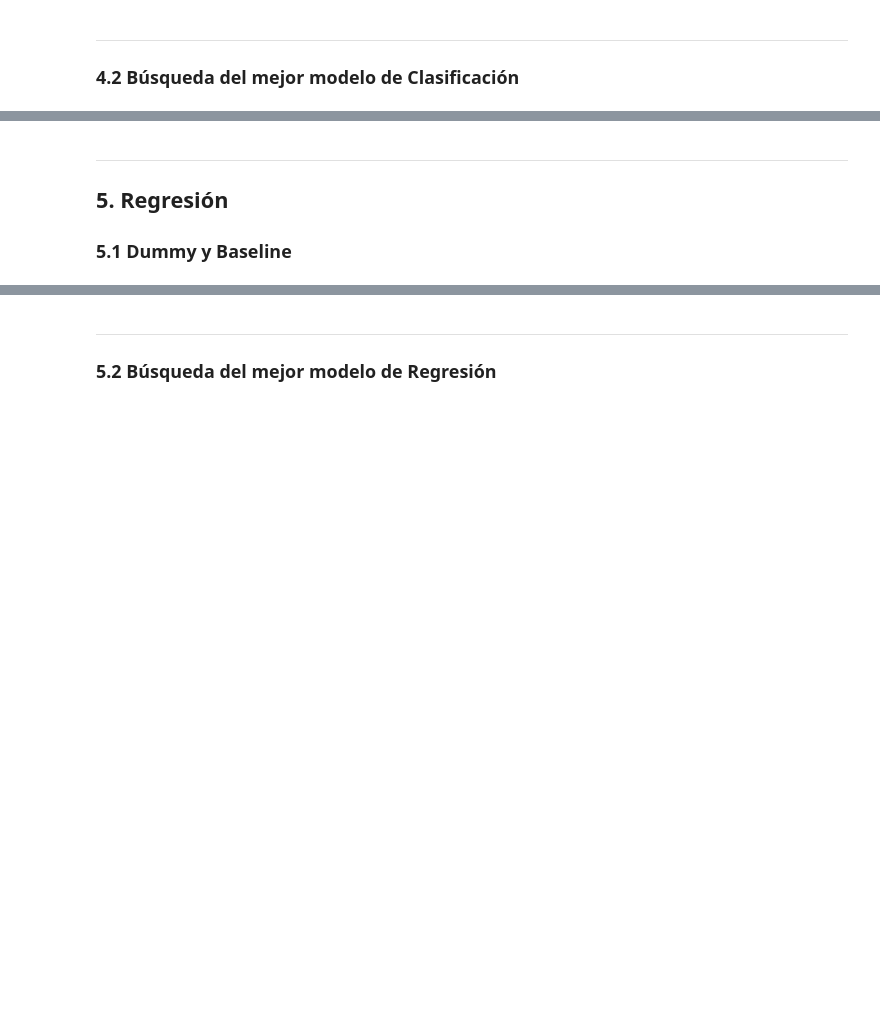
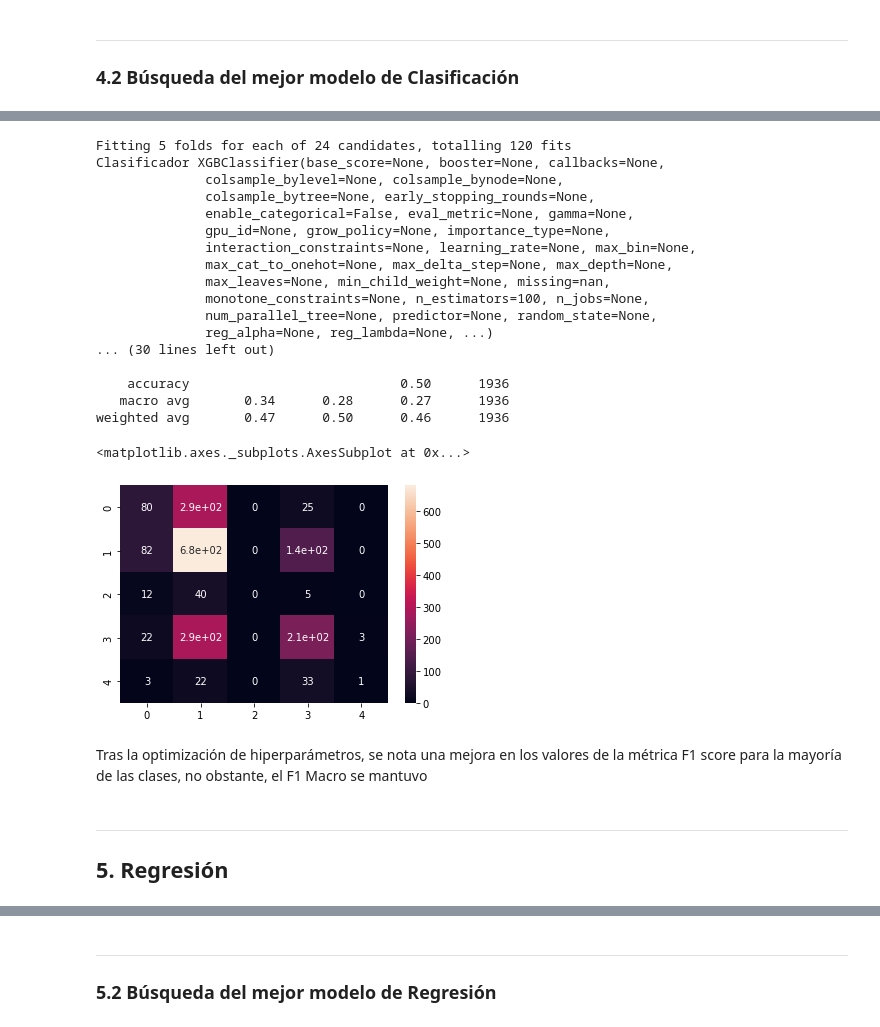
Before and after one commit to CVelizR/evaluaciones-mds7202, a Jupyter notebook: Proyecto/Proyecto_enunciado.ipynb, the cells around one changed output, grey strips where cells are left out. Drawn from its saved outputs; the diff is of its cells as text; code cells hidden in the pictures; blank space fills up the shorter version.

```diff
--- a/Proyecto/Proyecto_enunciado.ipynb
+++ b/Proyecto/Proyecto_enunciado.ipynb
@@ -704,0 +860,5 @@ not_numeric.remove("vote_average")
+# %%
+#Train
+train["release_month"] = train["release_date"].dt.month
+#Test
+test["release_month"] = test["release_date"].dt.month
@@ -705,7 +923,5 @@ not_numeric.remove("vote_average")
 # %%
 ## Código ColumnTransformer
-
-
 class StemmerTokenizer:
     def __init__(self):
         self.ps = PorterStemmer()
@@ -715,6 +931,9 @@ class StemmerTokenizer:
         return [self.ps.stem(t) for t in doc_tok]
 
 ct = ColumnTransformer([
-    ("bog",CountVectorizer(tokenizer= StemmerTokenizer(), ngram_range=(1,2)),"overview"),
-    ("StandardScaler",StandardScaler(),["budget","runtime"]),
+    ("bog1",CountVectorizer(tokenizer= StemmerTokenizer(), ngram_range=(1,2)), "keywords"),
+    ("bog2",CountVectorizer(tokenizer= StemmerTokenizer(), ngram_range=(1,2)), "overview"),
+    ("StandardScaler",StandardScaler(),["budget","runtime", "actors_budget_ratio", "celebrities_actors_ratio"]),
+    ("OneHot", OneHotEncoder(handle_unknown="ignore"), ["original_language", "top_keyword"]),
+    ("MinMaxScaler", MinMaxScaler(), ["num_actors", "num_celebrities", "num_production_companies", "num_top_production"])
     ], remainder="drop")
@@ -720,0 +942,3 @@ ct = ColumnTransformer([
+# %%
+label_encoder = LabelEncoder()
+train["label"] = label_encoder.fit_transform(train["label"])
@@ -721,4 +947,4 @@ ct = ColumnTransformer([
 # %%
 list_features=train.copy()
-list_features.drop(["title_x","title_y","target","label"],axis=1,inplace=True)
+list_features.drop(["title","target","label", "credits", "production_companies", "genres", "release_date","tagline"],axis=1,inplace=True)
 list_features=list_features.columns.to_list()
@@ -841,6 +1043,55 @@ Justificación Aquí
+# %%
+### Código GridSearch
+params = {"clf": xgb.XGBClassifier(verbosity = 0, silent=True),
+         "clf__n_estimators": [40,80],
+         "clf__max_depth":[8,10],
+         "clf__learning_rate":[0.1,0.05 ,0.01],
+         'features': SelectPercentile(f_classif),
+         'features__percentile': [60,90]}
+
+
+clf = params["clf"]
+params.pop("clf")
+
+features = params["features"]
+params.pop("features")
+
+pipeline = Pipeline([("ColumnTransformer", ct),
+                ("features", features),
+                ("clf", clf)])
+
+grid = GridSearchCV(pipeline, param_grid=params,scoring="f1_macro",n_jobs=4,verbose=3)
+grid.fit(X_train_c, y_train_c)
+clf_pipe_xgb = grid.best_estimator_
+y_pred = clf_pipe_xgb.predict(X_test_c)
+print(f"Clasificador {clf}")
+print(f"Mejores estimadores {grid.best_estimator_}")
+print(classification_report(y_test_c, y_pred))
+matriz = confusion_matrix(y_test_c, y_pred)
+sns.heatmap(matriz, annot=True)
+# %% [output]
+Fitting 5 folds for each of 24 candidates, totalling 120 fits
+Clasificador XGBClassifier(base_score=None, booster=None, callbacks=None,
+              colsample_bylevel=None, colsample_bynode=None,
+              colsample_bytree=None, early_stopping_rounds=None,
+              enable_categorical=False, eval_metric=None, gamma=None,
+              gpu_id=None, grow_policy=None, importance_type=None,
+              interaction_constraints=None, learning_rate=None, max_bin=None,
+              max_cat_to_onehot=None, max_delta_step=None, max_depth=None,
+              max_leaves=None, min_child_weight=None, missing=nan,
+              monotone_constraints=None, n_estimators=100, n_jobs=None,
+              num_parallel_tree=None, predictor=None, random_state=None,
+              reg_alpha=None, reg_lambda=None, ...)
+... (30 lines left out)
+
+    accuracy                           0.50      1936
+   macro avg       0.34      0.28      0.27      1936
+weighted avg       0.47      0.50      0.46      1936
+<matplotlib.axes._subplots.AxesSubplot at 0x...>
+[figure, added]
+# %% [markdown]
+Tras la optimización de hiperparámetros, se nota una mejora en los valores de la métrica F1 score para la mayoría de las clases, no obstante, el F1 Macro se mantuvo
 # %% [markdown]
 ---
 
 ## 5. Regresión
-
-### 5.1 Dummy y Baseline
```
Also changed, not shown: parts of 114 cells of this notebook, 1 other file.
